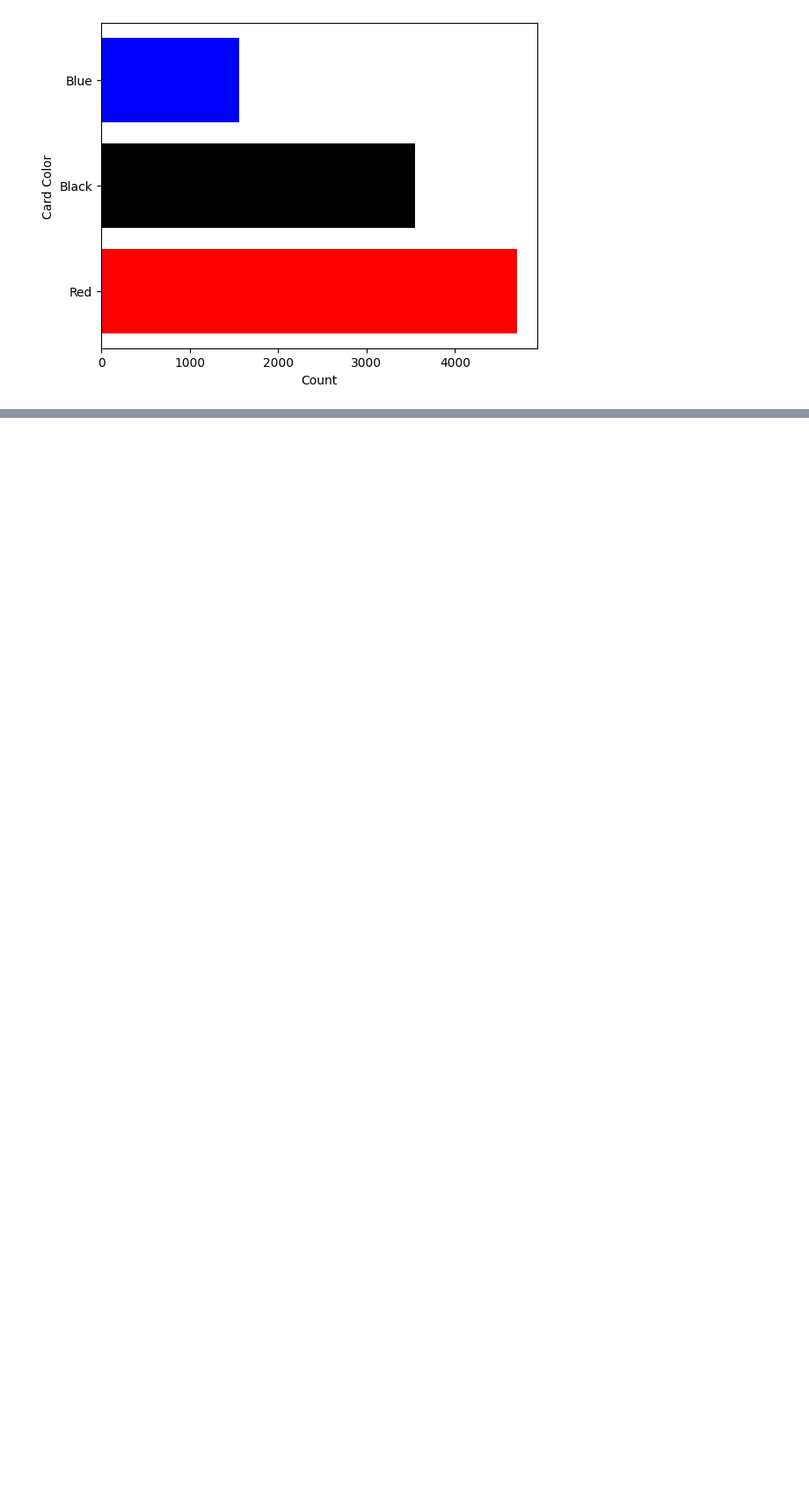
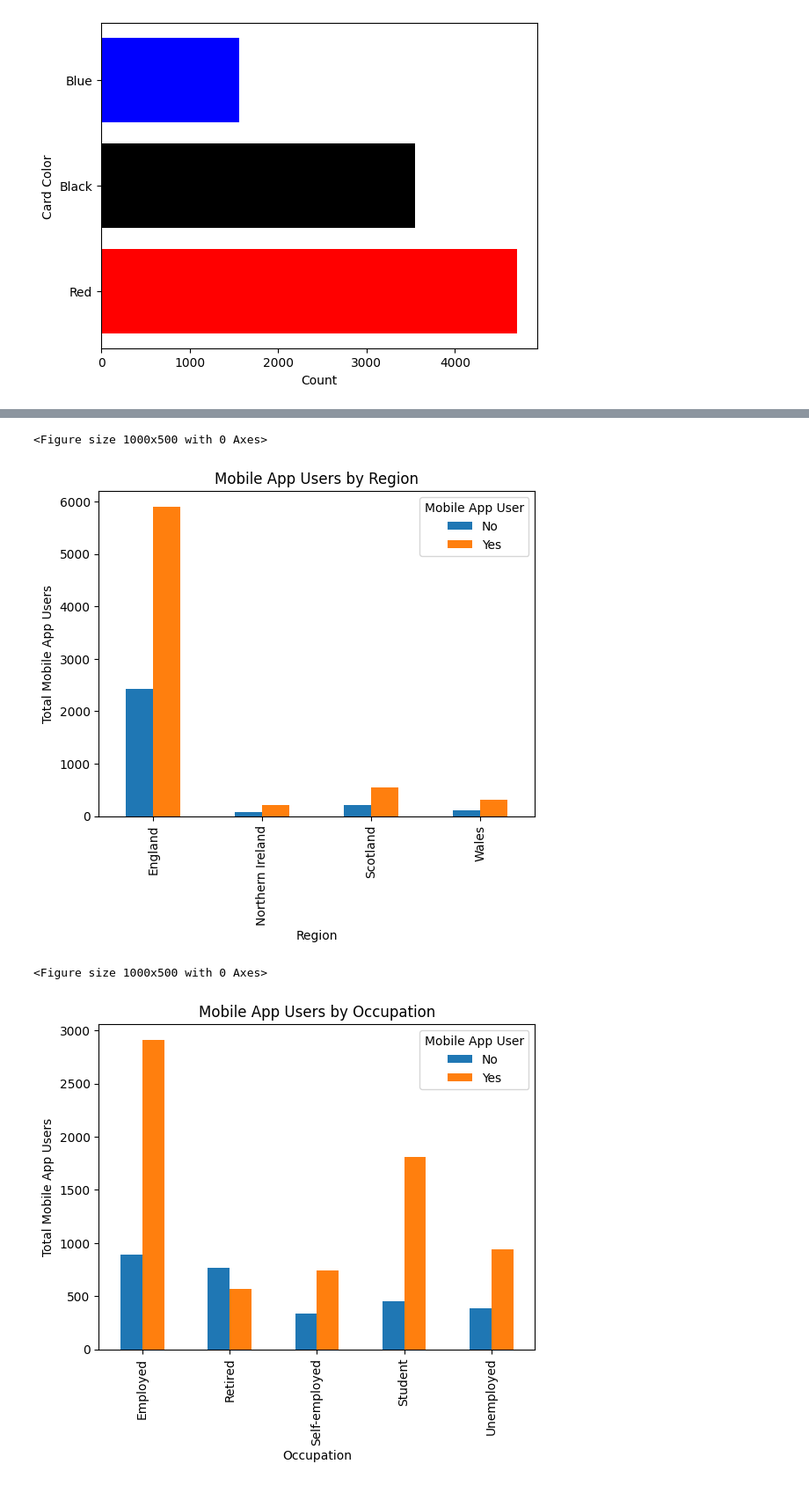
Before and after one commit to ShubhamSingh-9/Captial-one-Stepup-challenge, a Jupyter notebook: Capital One Career Challenge.ipynb, the cells around one changed output, grey strips where cells are left out. Shown at 88% size. Drawn from its saved outputs; the diff is of its cells as text; code cells hidden in the pictures; blank space fills up the shorter version.

```diff
--- a/Capital One Career Challenge.ipynb
+++ b/Capital One Career Challenge.ipynb
@@ -315,0 +279,28 @@ plt.show()
+# %%
+region_users = df.groupby('REGION')['MOBILE_APP_USER'].value_counts().unstack().fillna(0)
+
+# Group by occupation and calculate the total mobile app users
+occupation_users = df.groupby('OCCUPATION')['MOBILE_APP_USER'].value_counts().unstack().fillna(0)
+
+# Plotting the graph for region-wise mobile app users
+plt.figure(figsize=(10, 5))
+region_users.plot(kind='bar')
+plt.title('Mobile App Users by Region')
+plt.xlabel('Region')
+plt.ylabel('Total Mobile App Users')
+plt.legend(title='Mobile App User', labels=['No', 'Yes'])
+plt.show();
+
+# Plotting the graph for occupation-wise mobile app users
+plt.figure(figsize=(10, 5))
+occupation_users.plot(kind='bar')
+plt.title('Mobile App Users by Occupation')
+plt.xlabel('Occupation')
+plt.ylabel('Total Mobile App Users')
+plt.legend(title='Mobile App User', labels=['No', 'Yes'])
+plt.show();
+# %% [output]
+<Figure size 1000x500 with 0 Axes>
+[figure, added]
+<Figure size 1000x500 with 0 Axes>
+[figure, added]
```
Also changed, not shown: parts of 9 cells of this notebook.
